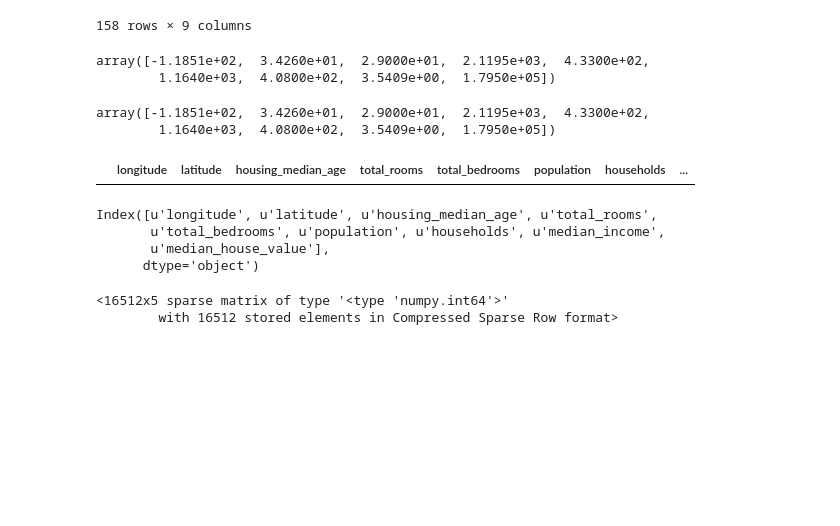
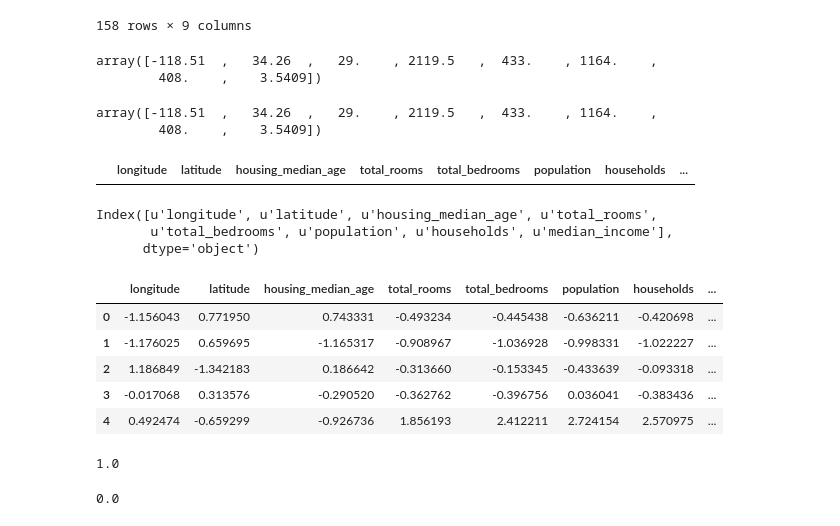
Before and after one commit to imeraj/Machine_Learning, a Jupyter notebook: MLHandsOn/02-housing/Housing.ipynb, the cells around one changed output. Drawn from its saved outputs; the diff is of its cells as text; code cells hidden in the pictures; blank space fills up the shorter version.

```diff
--- a/MLHandsOn/02-housing/Housing.ipynb
+++ b/MLHandsOn/02-housing/Housing.ipynb
@@ -176,3 +177,6 @@ housing.plot(kind="scatter", x="median_income", y="median_house_value",
 # %%
 housing_tr = strat_train_set.drop("median_house_value", axis=1)
 housing_tr_labels = strat_train_set["median_house_value"].copy()
+housing_features = housing_tr.columns.values
+housing_features = np.delete(housing_features, housing_features.itemsize)
+print(housing_features)
@@ -201,18 +208,19 @@ housing_tr.loc[(housing_tr['total_bedrooms'].isnull())]
 from sklearn.preprocessing import Imputer
 
 imputer = Imputer(strategy="median")
-housing_tr_num = housing.drop("ocean_proximity", axis=1)
+housing_tr_cat = housing_tr["ocean_proximity"]
+housing_tr_num = housing_tr.drop("ocean_proximity", axis=1)
 
 imputer.fit(housing_tr_num)
 imputer.statistics_
 # %% [output]
-array([-1.1851e+02,  3.4260e+01,  2.9000e+01,  2.1195e+03,  4.3300e+02,
-        1.1640e+03,  4.0800e+02,  3.5409e+00,  1.7950e+05])
+array([-118.51  ,   34.26  ,   29.    , 2119.5   ,  433.    , 1164.    ,
+        408.    ,    3.5409])
 # %%
 housing_tr_num.median().values
 # %% [output]
-array([-1.1851e+02,  3.4260e+01,  2.9000e+01,  2.1195e+03,  4.3300e+02,
-        1.1640e+03,  4.0800e+02,  3.5409e+00,  1.7950e+05])
+array([-118.51  ,   34.26  ,   29.    , 2119.5   ,  433.    , 1164.    ,
+        408.    ,    3.5409])
 # %%
 X = imputer.transform(housing_tr_num)
 housing_tr = pd.DataFrame(X, columns=housing_tr_num.columns)
@@ -223,16 +231,43 @@ housing_tr.loc[(housing_tr['total_bedrooms'].isnull())]
 housing_tr.columns
 # %% [output]
 Index([u'longitude', u'latitude', u'housing_median_age', u'total_rooms',
-       u'total_bedrooms', u'population', u'households', u'median_income',
-       u'median_house_value'],
+       u'total_bedrooms', u'population', u'households', u'median_income'],
       dtype='object')
-# %%
-from sklearn.preprocessing import LabelBinarizer
-
-housing_cat = housing["ocean_proximity"]
-encoder = LabelBinarizer(sparse_output=True)
-housing_cat_hot = encoder.fit_transform(housing_cat)
-housing_cat_hot
-# %% [output]
-<16512x5 sparse matrix of type '<type 'numpy.int64'>'
-        with 16512 stored elements in Compressed Sparse Row format>
+# %%
+import pandas as pd
+from sklearn.preprocessing import StandardScaler
+
+scaler = StandardScaler()
+housing_tr = scaler.fit(housing_tr).transform(housing_tr)
+housing_tr = pd.DataFrame(housing_tr, columns=housing_features)
+housing_tr.head()
+
+housing_tr = housing_tr.join(housing_tr_cat)
+housing_tr = pd.get_dummies(housing_tr)
+housing_features = housing_tr.columns.values
+housing_tr.head()
+# %% [output]
+|  | longitude | latitude | housing_median_age | total_rooms | total_bedrooms | population | households | ... |
+| 0 | -1.156043 | 0.771950 | 0.743331 | -0.493234 | -0.445438 | -0.636211 | -0.420698 | ... |
+| 1 | -1.176025 | 0.659695 | -1.165317 | -0.908967 | -1.036928 | -0.998331 | -1.022227 | ... |
+| 2 | 1.186849 | -1.342183 | 0.186642 | -0.313660 | -0.153345 | -0.433639 | -0.093318 | ... |
+| 3 | -0.017068 | 0.313576 | -0.290520 | -0.362762 | -0.396756 | 0.036041 | -0.383436 | ... |
+| 4 | 0.492474 | -0.659299 | -0.926736 | 1.856193 | 2.412211 | 2.724154 | 2.570975 | ... |
+# %%
+from sklearn.tree import DecisionTreeRegressor
+
+tree_reg = DecisionTreeRegressor()
+tree_reg.fit(housing_tr, housing_tr_labels)
+
+print(tree_reg.score(housing_tr, housing_tr_labels))
+# %% [output]
+1.0
+# %%
+from sklearn.metrics import mean_squared_error
+
+housing_predictions = tree_reg.predict(housing_tr)
+tree_mse = mean_squared_error(housing_tr_labels, housing_predictions)
+tree_rmse = np.sqrt(tree_mse)
+tree_rmse
+# %% [output]
+0.0
```
Also changed, not shown: parts of 6 cells of this notebook.
